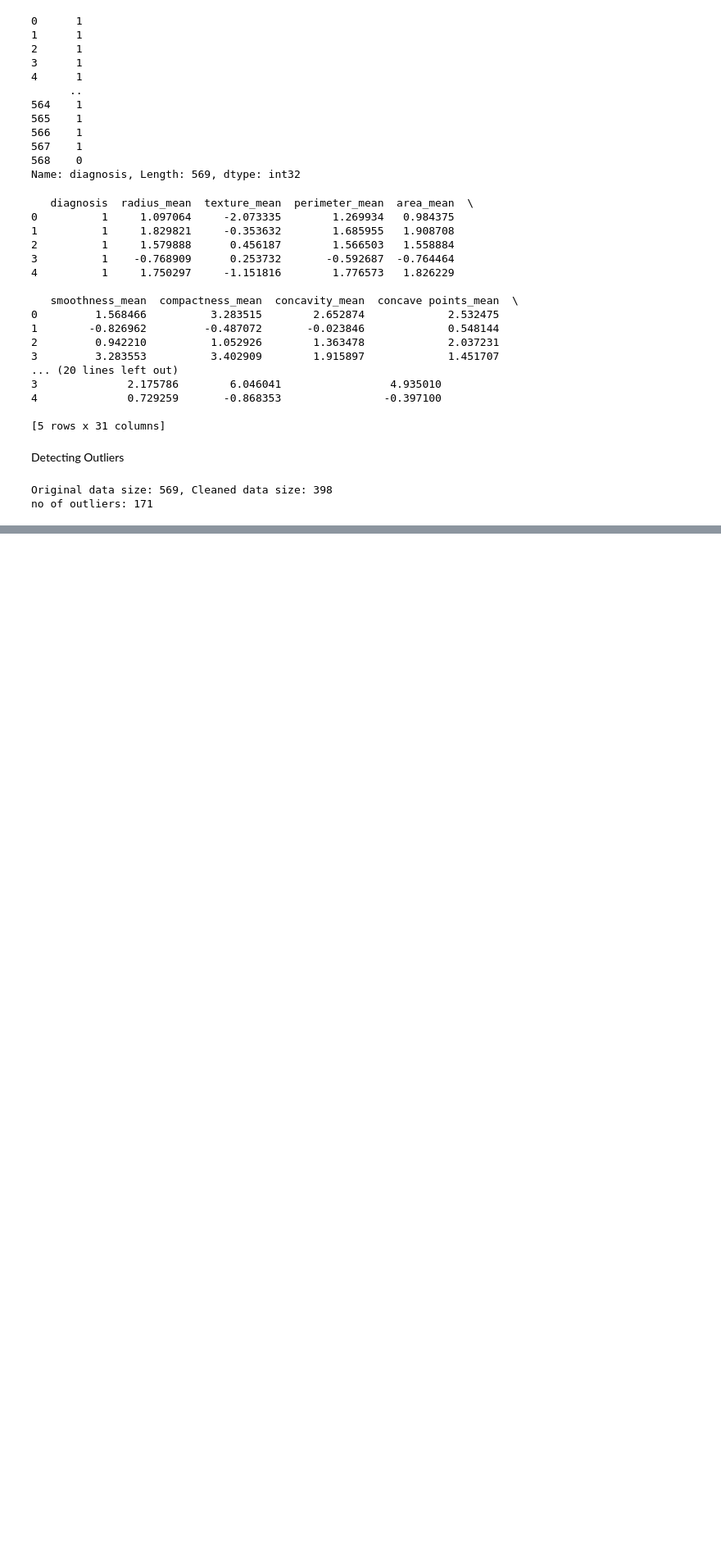
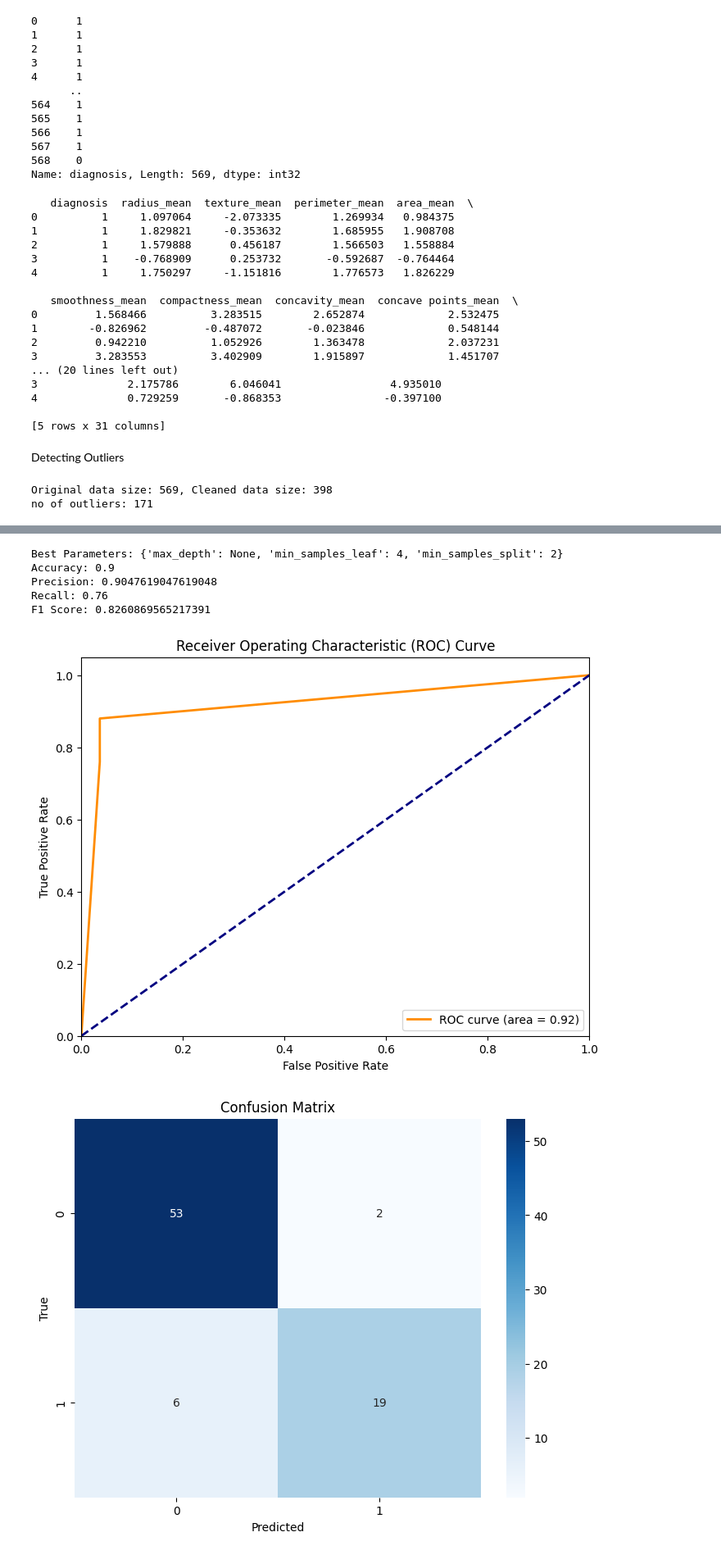
Before and after one commit to ZiadAssem/Breast-Cancer-Prediction, a Jupyter notebook: prediction.ipynb, the cells around one changed output, grey strips where cells are left out. Shown at 82% size. Drawn from its saved outputs; the diff is of its cells as text; code cells hidden in the pictures; blank space fills up the shorter version.

```diff
--- a/prediction.ipynb
+++ b/prediction.ipynb
@@ -135,0 +205,4 @@ no of outliers: 171
+# %%
+X = cleaned_data.drop('diagnosis', axis=1)
+y = cleaned_data['diagnosis']
+X_train, X_test, y_train, y_test = train_test_split(X, y, test_size=0.2, random_state=42)
@@ -135,0 +297,10 @@ no of outliers: 171
+# %%
+best_clf = train_decision_tree(X_train, X_test, y_train, y_test)
+# %% [output]
+Best Parameters: {'max_depth': None, 'min_samples_leaf': 4, 'min_samples_split': 2}
+Accuracy: 0.9
+Precision: 0.9047619047619048
+Recall: 0.76
+F1 Score: 0.8260869565217391
+[figure, added]
+[figure, added]
```
Also changed, not shown: parts of 23 cells of this notebook.
